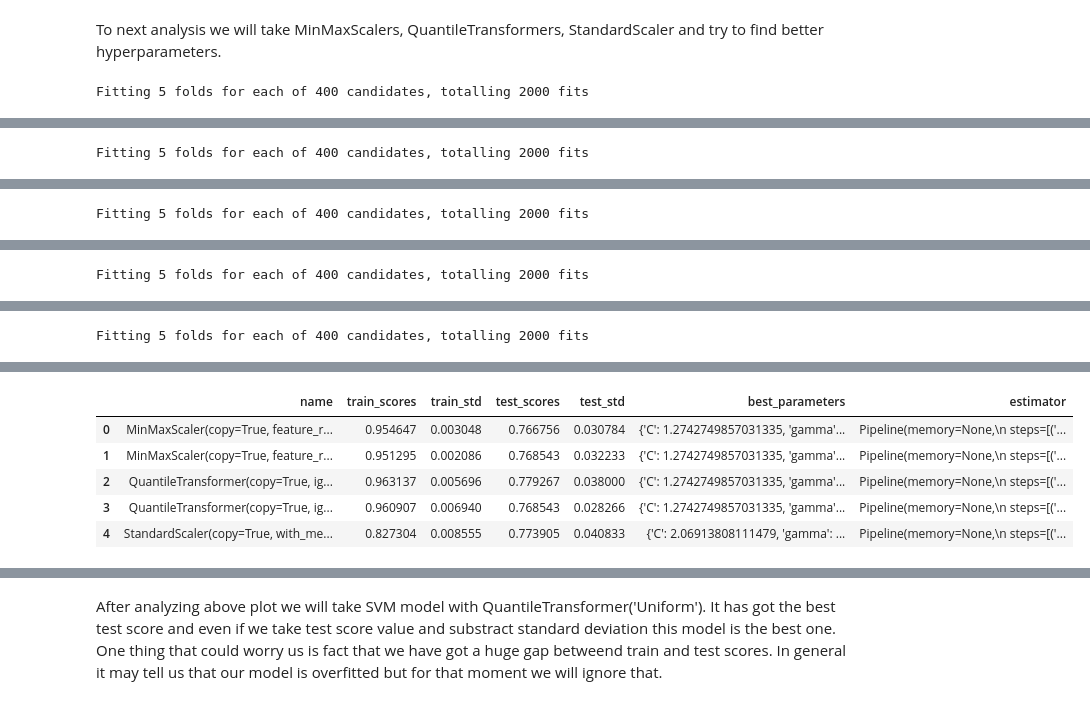
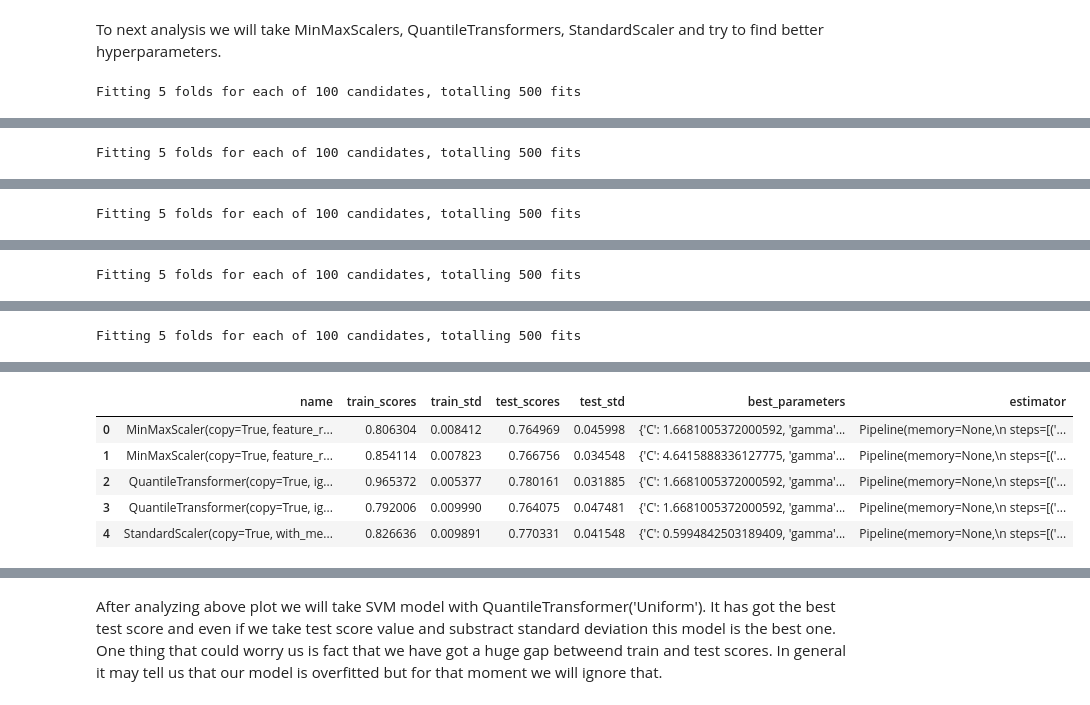
Before and after one commit to pfilo8/Kaggle-Red-Wine-Quality, a Jupyter notebook: Red Wine.ipynb, the cells around one changed output, grey strips where cells are left out. Drawn from its saved outputs; the diff is of its cells as text; code cells hidden in the pictures.

```diff
--- a/Red Wine.ipynb
+++ b/Red Wine.ipynb
@@ -395,11 +384,11 @@ scalers = [MinMaxScaler(), MinMaxScaler((-1, 1)), QuantileTransformer(output_dis
            QuantileTransformer(output_distribution = 'normal'), StandardScaler()]
 
 param_grid = [
-  {'C': np.logspace(-2, 2, 20), 'gamma': np.logspace(-2, 2, 20), 'kernel': ['rbf']}
+  {'C': np.logspace(-2, 2, 10), 'gamma': np.logspace(-2, 2, 10), 'kernel': ['rbf']}
  ]
 
 second_search = find_best_estimator_with_scaler(X_train, y_train, param_grid, scalers, cv = 5)
 
 second_search
 # %% [output]
-Fitting 5 folds for each of 400 candidates, totalling 2000 fits
+Fitting 5 folds for each of 100 candidates, totalling 500 fits
@@ -412 +398 @@ Fitting 5 folds for each of 400 candidates, totalling 2000 fits
-Fitting 5 folds for each of 400 candidates, totalling 2000 fits
+Fitting 5 folds for each of 100 candidates, totalling 500 fits
@@ -418 +403 @@ Fitting 5 folds for each of 400 candidates, totalling 2000 fits
-Fitting 5 folds for each of 400 candidates, totalling 2000 fits
+Fitting 5 folds for each of 100 candidates, totalling 500 fits
@@ -425 +408 @@ Fitting 5 folds for each of 400 candidates, totalling 2000 fits
-Fitting 5 folds for each of 400 candidates, totalling 2000 fits
+Fitting 5 folds for each of 100 candidates, totalling 500 fits
@@ -431 +413 @@ Fitting 5 folds for each of 400 candidates, totalling 2000 fits
-Fitting 5 folds for each of 400 candidates, totalling 2000 fits
+Fitting 5 folds for each of 100 candidates, totalling 500 fits
@@ -437,9 +418,9 @@ Fitting 5 folds for each of 400 candidates, totalling 2000 fits
 |  | name | train_scores | train_std | test_scores | test_std | best_parameters | estimator |
-| 0 | MinMaxScaler(copy=True, feature_r... | 0.954647 | 0.003048 | 0.766756 | 0.030784 | {'C': 1.2742749857031335, 'gamma'... | Pipeline(memory=None,\n steps=[('... |
-| 1 | MinMaxScaler(copy=True, feature_r... | 0.951295 | 0.002086 | 0.768543 | 0.032233 | {'C': 1.2742749857031335, 'gamma'... | Pipeline(memory=None,\n steps=[('... |
-| 2 | QuantileTransformer(copy=True, ig... | 0.963137 | 0.005696 | 0.779267 | 0.038000 | {'C': 1.2742749857031335, 'gamma'... | Pipeline(memory=None,\n steps=[('... |
-| 3 | QuantileTransformer(copy=True, ig... | 0.960907 | 0.006940 | 0.768543 | 0.028266 | {'C': 1.2742749857031335, 'gamma'... | Pipeline(memory=None,\n steps=[('... |
-| 4 | StandardScaler(copy=True, with_me... | 0.827304 | 0.008555 | 0.773905 | 0.040833 | {'C': 2.06913808111479, 'gamma': ... | Pipeline(memory=None,\n steps=[('... |
+| 0 | MinMaxScaler(copy=True, feature_r... | 0.806304 | 0.008412 | 0.764969 | 0.045998 | {'C': 1.6681005372000592, 'gamma'... | Pipeline(memory=None,\n steps=[('... |
+| 1 | MinMaxScaler(copy=True, feature_r... | 0.854114 | 0.007823 | 0.766756 | 0.034548 | {'C': 4.6415888336127775, 'gamma'... | Pipeline(memory=None,\n steps=[('... |
+| 2 | QuantileTransformer(copy=True, ig... | 0.965372 | 0.005377 | 0.780161 | 0.031885 | {'C': 1.6681005372000592, 'gamma'... | Pipeline(memory=None,\n steps=[('... |
+| 3 | QuantileTransformer(copy=True, ig... | 0.792006 | 0.009990 | 0.764075 | 0.047481 | {'C': 1.6681005372000592, 'gamma'... | Pipeline(memory=None,\n steps=[('... |
+| 4 | StandardScaler(copy=True, with_me... | 0.826636 | 0.009891 | 0.770331 | 0.041548 | {'C': 0.5994842503189409, 'gamma'... | Pipeline(memory=None,\n steps=[('... |
 # %%
 results_plot(second_search)
 # %% [output]
```
Also changed, not shown: parts of 33 cells of this notebook.
